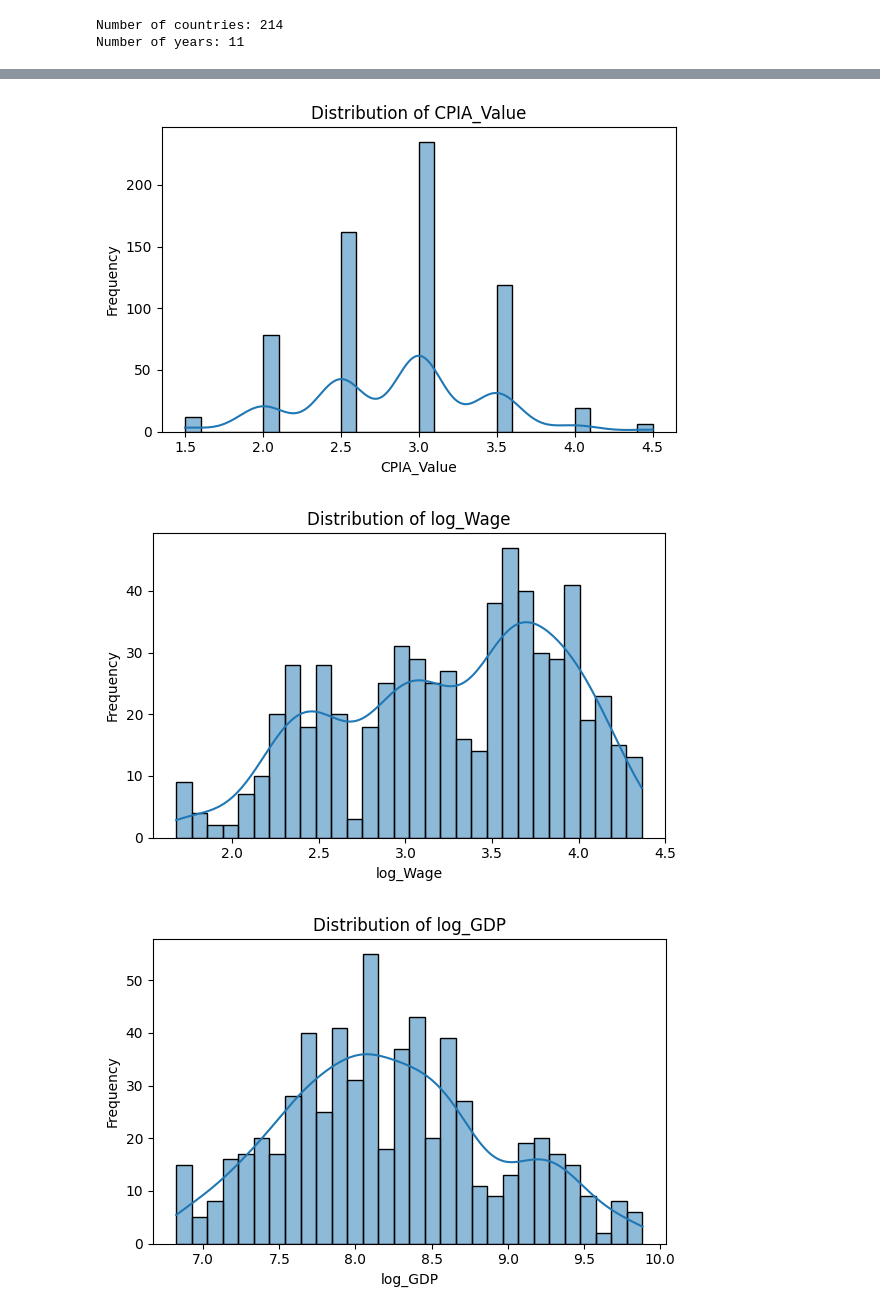
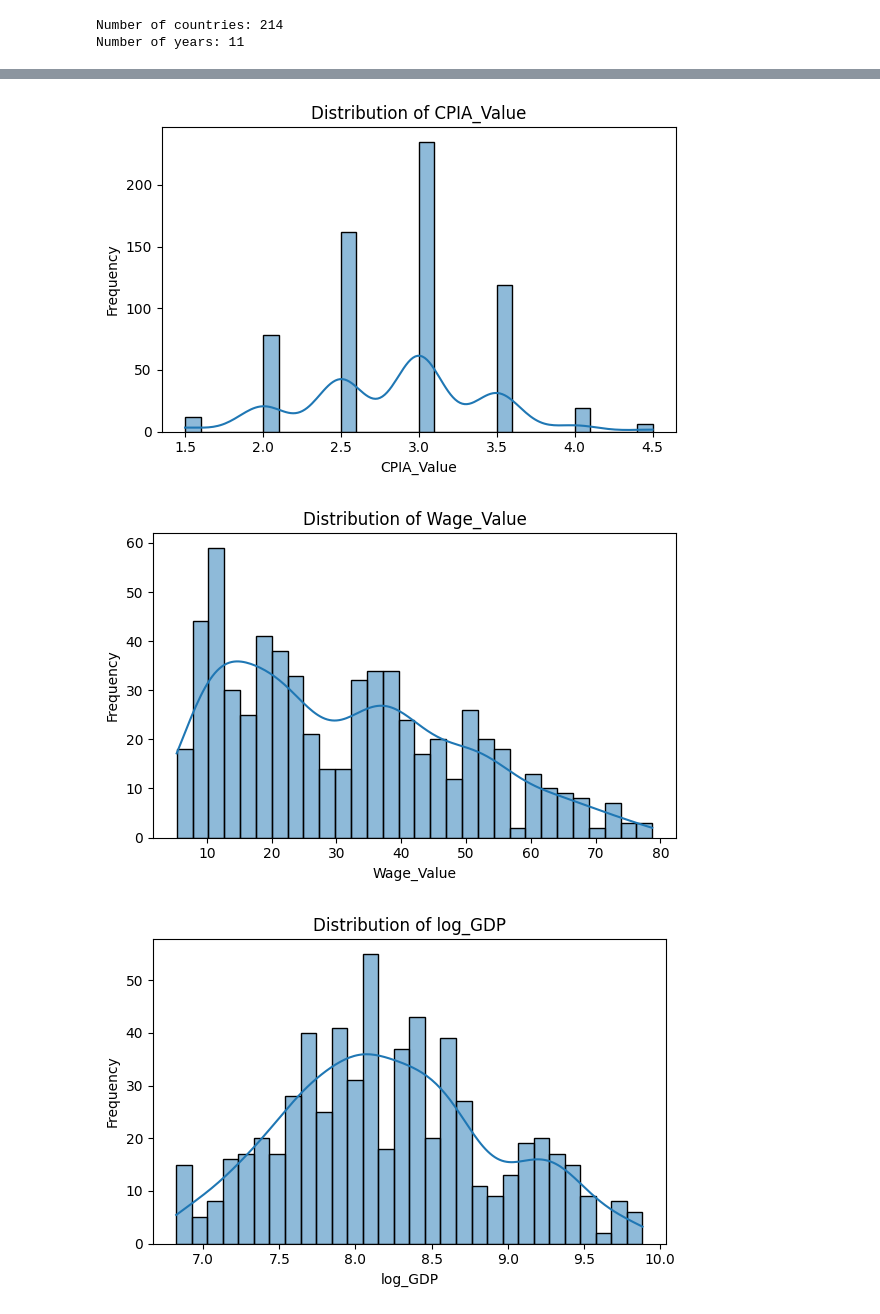
Before and after one commit to Data-Science-Public-Policy/graspp_2025_spring, a Jupyter notebook: notebooks/assignment_individual/HW1/HW1_RamadhaniFauziah.ipynb, the cells around one changed output, grey strips where cells are left out. Saved outputs shown, nothing was run; the diff lists cells and outputs as text; code cells hidden in the pictures.

```diff
--- a/notebooks/assignment_individual/HW1/HW1_RamadhaniFauziah.ipynb
+++ b/notebooks/assignment_individual/HW1/HW1_RamadhaniFauziah.ipynb
@@ -282,9 +282,6 @@ df_merged = df_merged[df_merged["Country Name"] != "World"]
 
 # GDP Transforming (because the original data is heavily right-skewed)
 df_merged["log_GDP"] = np.log(df_merged["GDP_per_capita"])
-
-# Wage Transforming (just to try maybe it willl give me better end result)
-df_merged["log_Wage"] = np.log(df_merged["Wage_Value"])
 
 # Inflation Outliers Handling (because the original data have countries with hyper inflation)
 df_merged["Inflation_Capped"] = df_merged["Inflation"].clip(upper=50)
@@ -331,21 +328,21 @@ dtype: int64
 # %%
 ## CHECK DISTRIBUTION OF VARIABLES
 import matplotlib.pyplot as plt
 import seaborn as sns
 
-variables = ['CPIA_Value', 'log_Wage', 'log_GDP', 'Schooling_Years', 'Inflation_Capped']
+variables = ['CPIA_Value', 'Wage_Value', 'log_GDP', 'Schooling_Years', 'Inflation_Capped']
 
 for var in variables:
     plt.figure(figsize=(6, 4))
     sns.histplot(df_merged[var], kde=True, bins=30)
     plt.title(f"Distribution of {var}")
     plt.xlabel(var)
     plt.ylabel("Frequency")
     plt.tight_layout()
     plt.show()
 # %% [output]
 [figure]
-[figure, old version]
+[figure, new version]
 [figure]
 [figure]
 [figure]
```
Also changed, not shown: parts of 4 cells of this notebook, 12 other files.
